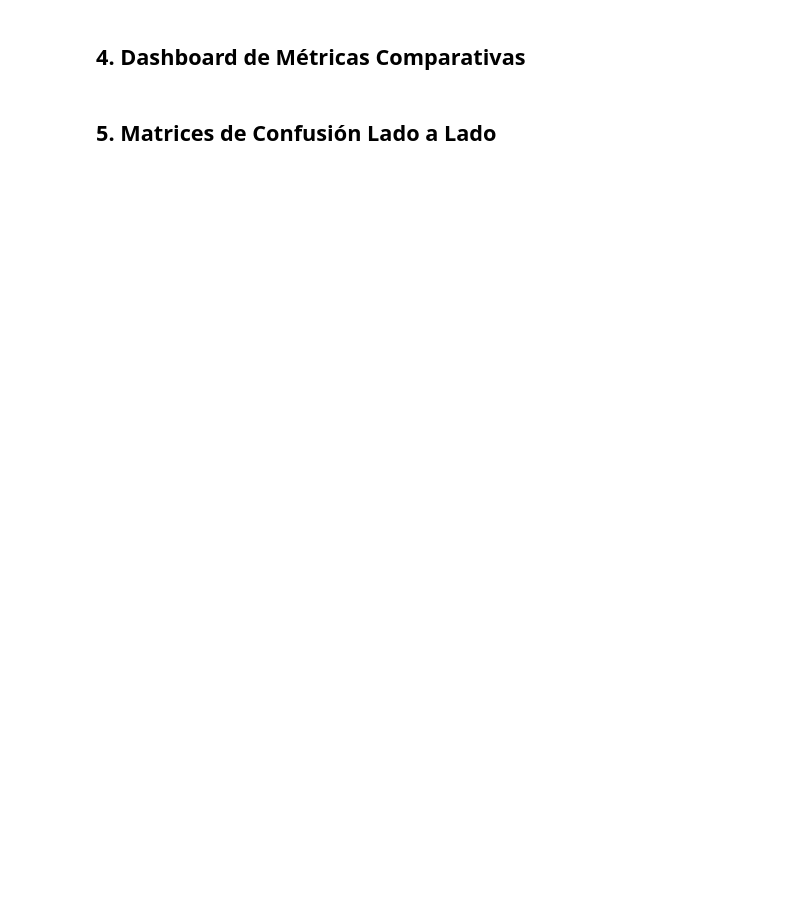
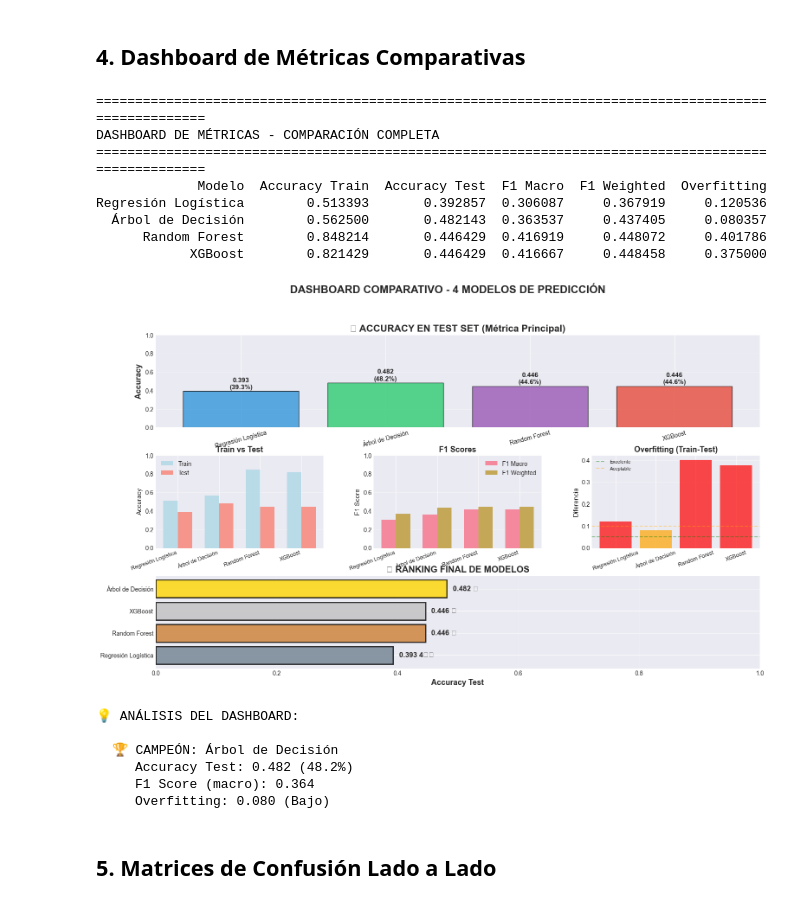
Before and after one commit to julihocc/prepatec-soccer-analytics-lessons, a Jupyter notebook: bloque-3/notebook/06-comparacion-modelos.ipynb, the cells around one changed output. Saved outputs shown, nothing was run; the diff lists cells and outputs as text; code cells hidden in the pictures; blank space fills up the shorter version.

Commit message:
Update xgboost and comparision notebooks

```diff
--- a/bloque-3/notebook/06-comparacion-modelos.ipynb
+++ b/bloque-3/notebook/06-comparacion-modelos.ipynb
@@ -79,31 +104,30 @@ Entrenaremos los 4 modelos con los mismos hiperparámetros que usamos en las ses
 # %%
 print("⏳ Entrenando los 4 modelos...\n")
 
-# 1. Regresión Logística
+# 1. Regresión Logística (usa labels originales)
 print("  [1/4] Regresión Logística...")
 model_logistic = LogisticRegression(max_iter=1000, random_state=42)
 model_logistic.fit(X_train, y_train)
 
-# 2. Árbol de Decisión
+# 2. Árbol de Decisión (usa labels originales)
 print("  [2/4] Árbol de Decisión...")
 model_tree = DecisionTreeClassifier(max_depth=5, min_samples_split=10, random_state=42)
 model_tree.fit(X_train, y_train)
 
-# 3. Random Forest
+# 3. Random Forest (usa labels originales)
 print("  [3/4] Random Forest...")
 model_rf = RandomForestClassifier(n_estimators=100, max_depth=10, random_state=42, n_jobs=-1)
 model_rf.fit(X_train, y_train)
 
-# 4. XGBoost
+# 4. XGBoost (usa labels CODIFICADOS)
 print("  [4/4] XGBoost...")
 model_xgb = XGBClassifier(
     n_estimators=100,
     max_depth=5,
     learning_rate=0.1,
     random_state=42,
-    eval_metric='mlogloss',
-    use_label_encoder=False
+    eval_metric='mlogloss'
 )
-model_xgb.fit(X_train, y_train)
+model_xgb.fit(X_train, y_train_encoded)
 
 print("\n✓ Los 4 modelos han sido entrenados exitosamente")
@@ -123,8 +156,16 @@ results = []
 
 for name, model in models.items():
     # Predicciones
-    y_train_pred = model.predict(X_train)
-    y_test_pred = model.predict(X_test)
+    if name == 'XGBoost':
+        # XGBoost: predice codificado, decodificamos
+        y_train_pred_encoded = model.predict(X_train)
+        y_test_pred_encoded = model.predict(X_test)
+        y_train_pred = label_encoder.inverse_transform(y_train_pred_encoded)
+        y_test_pred = label_encoder.inverse_transform(y_test_pred_encoded)
+    else:
+        # Otros modelos: predicen directamente las etiquetas originales
+        y_train_pred = model.predict(X_train)
+        y_test_pred = model.predict(X_test)
 
     # Métricas
     train_acc = accuracy_score(y_train, y_train_pred)
@@ -212,33 +253,49 @@ ax4.grid(axis='y', alpha=0.3)
 ax5 = fig.add_subplot(gs[2, :])
 df_sorted = df_results.sort_values('Accuracy Test', ascending=True)
 colors_rank = ['#FFD700' if i == len(df_sorted)-1 else '#C0C0C0' if i == len(df_sorted)-2
                else '#CD7F32' if i == len(df_sorted)-3 else '#708090'
                for i in range(len(df_sorted))]
 bars_rank = ax5.barh(df_sorted['Modelo'], df_sorted['Accuracy Test'],
                      color=colors_rank, alpha=0.8, edgecolor='black', linewidth=2)
 ax5.set_xlabel('Accuracy Test', fontsize=13, fontweight='bold')
 ax5.set_title('🥇 RANKING FINAL DE MODELOS', fontsize=15, fontweight='bold')
 ax5.set_xlim([0, 1])
 ax5.grid(axis='x', alpha=0.3)
 # Medallas
 medals = ['🥇', '🥈', '🥉', '4️⃣']
 for i, (bar, val) in enumerate(zip(bars_rank, df_sorted['Accuracy Test'])):
     ax5.text(val + 0.01, bar.get_y() + bar.get_height()/2,
              f'{val:.3f} {medals[len(df_sorted)-1-i]}',
              va='center', fontweight='bold', fontsize=12)
 
 plt.suptitle('DASHBOARD COMPARATIVO - 4 MODELOS DE PREDICCIÓN',
              fontsize=18, fontweight='bold', y=0.995)
 plt.show()
 
 # Análisis
 print("\n💡 ANÁLISIS DEL DASHBOARD:")
 best_idx = df_results['Accuracy Test'].idxmax()
 best = df_results.loc[best_idx]
 print(f"\n  🏆 CAMPEÓN: {best['Modelo']}")
 print(f"     Accuracy Test: {best['Accuracy Test']:.3f} ({best['Accuracy Test']*100:.1f}%)")
 print(f"     F1 Score (macro): {best['F1 Macro']:.3f}")
 print(f"     Overfitting: {best['Overfitting']:.3f} ({'Bajo' if best['Overfitting'] < 0.1 else 'Moderado'})")
+# %% [output]
+====================================================================================================
+DASHBOARD DE MÉTRICAS - COMPARACIÓN COMPLETA
+====================================================================================================
+             Modelo  Accuracy Train  Accuracy Test  F1 Macro  F1 Weighted  Overfitting
+Regresión Logística        0.513393       0.392857  0.306087     0.367919     0.120536
+  Árbol de Decisión        0.562500       0.482143  0.363537     0.437405     0.080357
+      Random Forest        0.848214       0.446429  0.416919     0.448072     0.401786
+            XGBoost        0.821429       0.446429  0.416667     0.448458     0.375000
+[figure, added]
+💡 ANÁLISIS DEL DASHBOARD:
+
+  🏆 CAMPEÓN: Árbol de Decisión
+     Accuracy Test: 0.482 (48.2%)
+     F1 Score (macro): 0.364
+     Overfitting: 0.080 (Bajo)
 # %% [markdown]
 ## 5. Matrices de Confusión Lado a Lado
 # %%
```
Also changed, not shown: parts of 9 cells of this notebook, 1 other file.
